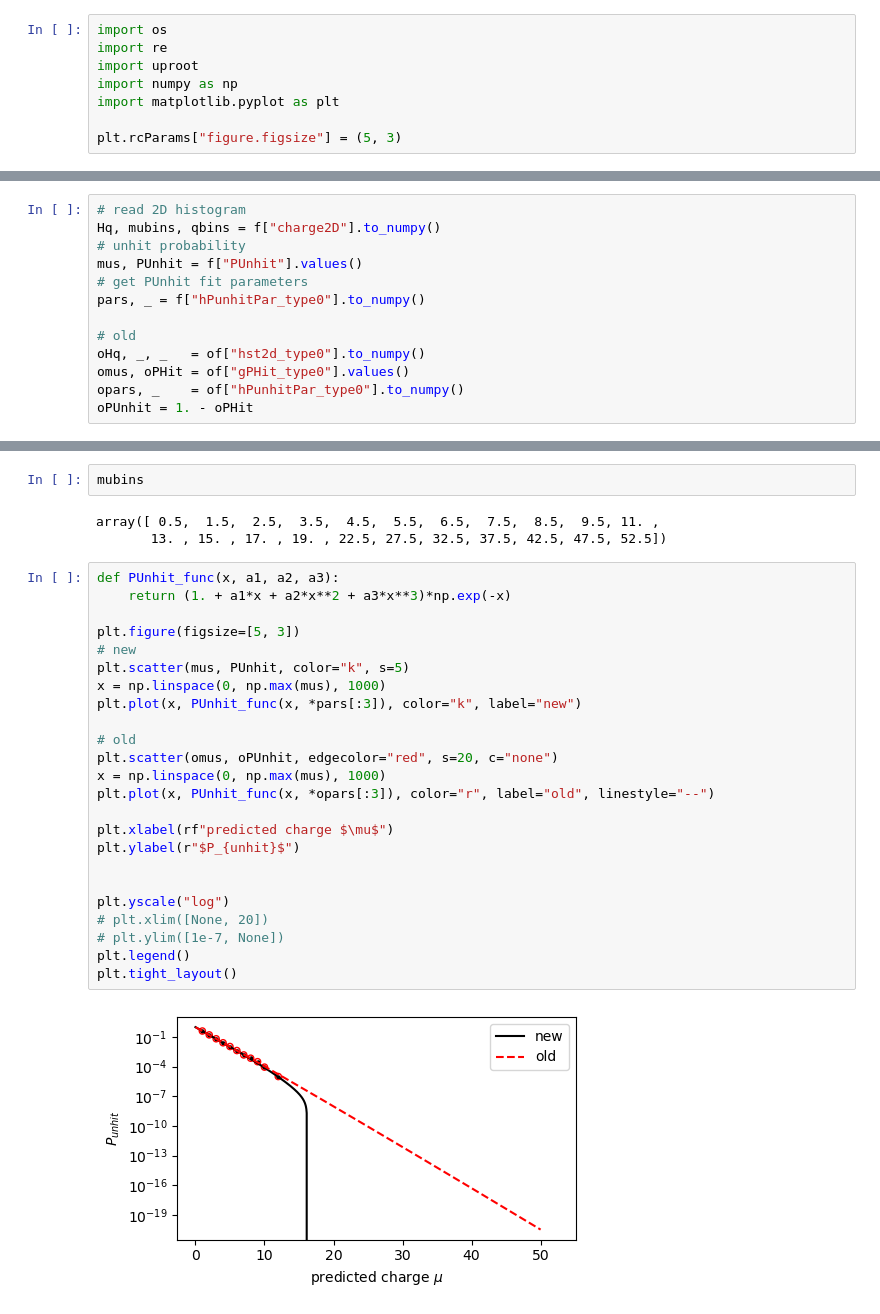
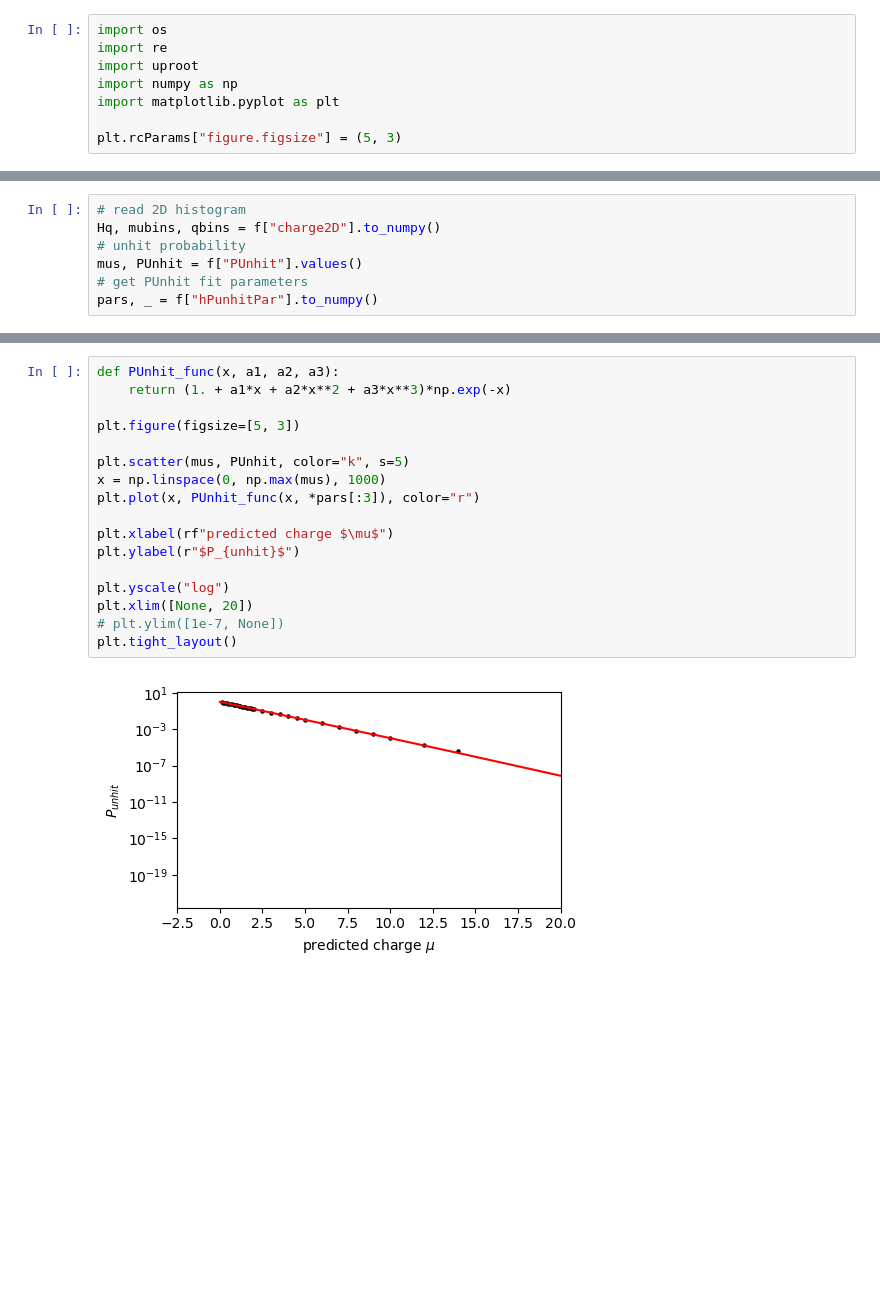
Before and after one commit to lolorestrepo/WCSimFQTuningTools, a Jupyter notebook: Charge/Analysis/charge2D_and_unhit.ipynb, the cells around one changed output, grey strips where cells are left out. Drawn from its saved outputs; the diff is of its cells as text; blank space fills up the shorter version.

```diff
--- a/Charge/Analysis/charge2D_and_unhit.ipynb
+++ b/Charge/Analysis/charge2D_and_unhit.ipynb
@@ -25,13 +18,7 @@ Hq, mubins, qbins = f["charge2D"].to_numpy()
 # unhit probability
 mus, PUnhit = f["PUnhit"].values()
 # get PUnhit fit parameters
-pars, _ = f["hPunhitPar_type0"].to_numpy()
-
-# old
-oHq, _, _   = of["hst2d_type0"].to_numpy()
-omus, oPHit = of["gPHit_type0"].values()
-opars, _    = of["hPunhitPar_type0"].to_numpy()
-oPUnhit = 1. - oPHit
+pars, _ = f["hPunhitPar"].to_numpy()
 # %%
 plt.figure(figsize=[10, 4])
 
@@ -69,31 +47,19 @@ plt.tight_layout()
-# %%
-mubins
-# %% [output]
-array([ 0.5,  1.5,  2.5,  3.5,  4.5,  5.5,  6.5,  7.5,  8.5,  9.5, 11. ,
-       13. , 15. , 17. , 19. , 22.5, 27.5, 32.5, 37.5, 42.5, 47.5, 52.5])
 # %%
 def PUnhit_func(x, a1, a2, a3):
     return (1. + a1*x + a2*x**2 + a3*x**3)*np.exp(-x)
 
 plt.figure(figsize=[5, 3])
-# new
+
 plt.scatter(mus, PUnhit, color="k", s=5)
 x = np.linspace(0, np.max(mus), 1000)
-plt.plot(x, PUnhit_func(x, *pars[:3]), color="k", label="new")
-
-# old
-plt.scatter(omus, oPUnhit, edgecolor="red", s=20, c="none")
-x = np.linspace(0, np.max(mus), 1000)
-plt.plot(x, PUnhit_func(x, *opars[:3]), color="r", label="old", linestyle="--")
+plt.plot(x, PUnhit_func(x, *pars[:3]), color="r")
 
 plt.xlabel(rf"predicted charge $\mu$")
 plt.ylabel(r"$P_{unhit}$")
 
-
 plt.yscale("log")
-# plt.xlim([None, 20])
+plt.xlim([None, 20])
 # plt.ylim([1e-7, None])
-plt.legend()
 plt.tight_layout()
 # %% [output]
-[figure, old version]
+[figure, new version]
```
Also changed, not shown: parts of 3 cells of this notebook, 7 other files.
